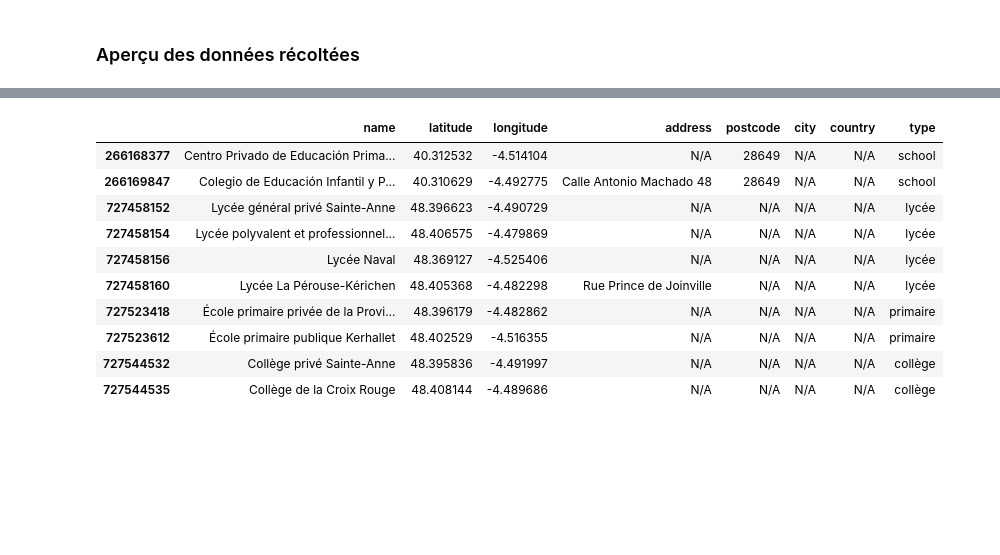
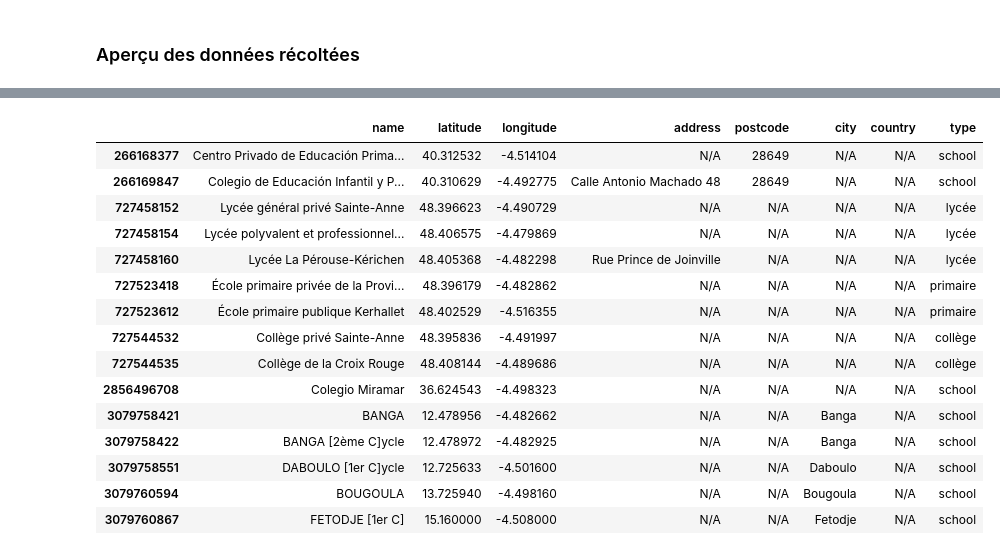
Before and after one commit to chenry02/vigilo-notebooks-bapav, a Jupyter notebook: vigilo2024/data_collection/data_collection.ipynb, the cells around one changed output, grey strips where cells are left out. Cells and saved outputs as stored; diff of their text form; code cells hidden in the pictures; blank space fills up the shorter version.

```diff
--- a/vigilo2024/data_collection/data_collection.ipynb
+++ b/vigilo2024/data_collection/data_collection.ipynb
@@ -115,16 +116,31 @@ poi_dict = {
     "Hôpitaux": "amenity=hospital",
     "Parkings à vélos": "amenity=bicycle_parking",
     "Stations de vélos en libre-service": "amenity=bicycle_rental",
-    "Ateliers de réparation de vélos": "shop=bicycle",
     "Passages piétons": "highway=crossing",
     "Feux piétons": "highway=traffic_signals",
     "Places": "highway=pedestrian",
     "Rampes d'accès pour handicapés": "amenity=wheelchair_ramp",
     "Sièges pour handicapés": "amenity=wheelchair_seating",
     "Parkings pour handicapés": "amenity=parking_space",
-    "Accès piétonniers": "footway=sidewalk"
+    "Parcs": "leisure=park",
+    "Jardins": "leisure=garden",
+    "Terrains de jeux": "leisure=playground",
+    "Toilettes publiques": "amenity=toilets",
+    "Fontaines à eau": "amenity=drinking_water",
+    "Marchés": "amenity=marketplace",
+    "Supermarchés": "shop=supermarket",
+    "Boulangeries": "shop=bakery",
+    "Pharmacies": "amenity=pharmacy",
+    "Bibliothèques": "amenity=library",
+    "Bureaux de poste": "amenity=post_office",
+    "Stations de recharge pour véhicules électriques": "amenity=charging_station",
+    "Cliniques": "amenity=clinic",
+    "Dentistes": "amenity=dentist",
+    "Vétérinaires": "amenity=veterinary",
+    "Points de vue": "tourism=viewpoint",
+    "Hôtels": "tourism=hotel",
+    "Aires de pique-nique": "leisure=picnic_table"
 }
-
 
 # Créer un dataframe à partir du dictionnaire
 df_poi = pd.DataFrame(poi_dict.items(), columns=["Points d'intérêt", "Identifiant OSM"])
@@ -166,7 +186,7 @@ poi_name = "Écoles"
 # Boîte de recherche pour les points d'intérêt
 central_lat = 48.390177
 central_lon = -4.496499
-delta = 0.03
+delta = 0.02
 
 bbox = [
     central_lat - delta,  # south latitude
@@ -244,37 +264,42 @@ def process_poi_data(json_data):
     # Go through each element in the JSON data
     for element in json_data['elements']:
         # Check if the element is a node and has the required 'tags'
         if element['type'] == 'node' and 'tags' in element and 'amenity' in element['tags']:
             # Use the node ID as the key for the main dictionary
             poi_id = element['id']
             # Create a dictionary for this particular POI
             poi_info = {
                 'name': element['tags'].get('name', 'Unknown'),
                 'latitude': element['lat'],
                 'longitude': element['lon'],
                 'address': element['tags'].get('addr:street', 'N/A') + ' ' + element['tags'].get('addr:housenumber', ''),
                 'postcode': element['tags'].get('addr:postcode', 'N/A'),
                 'city': element['tags'].get('addr:city', 'N/A'),
                 'country': element['tags'].get('addr:country', 'N/A'),
                 'type': element['tags'].get('school:FR', element['tags'].get('amenity', 'N/A'))
             }
             # Add this POI's information to the main dictionary
             poi_dict[poi_id] = poi_info
 
     return poi_dict
 
 pois = process_poi_data(fetch_poi_data(bbox, poi_name, poi_dict))
 df_poi = pd.DataFrame.from_dict(pois, orient='index')
-df_poi.head(10)
+df_poi.head(15)
 # %% [output]
 |  | name | latitude | longitude | address | postcode | city | country | type |
 | 266168377 | Centro Privado de Educación Prima... | 40.312532 | -4.514104 | N/A | 28649 | N/A | N/A | school |
 | 266169847 | Colegio de Educación Infantil y P... | 40.310629 | -4.492775 | Calle Antonio Machado 48 | 28649 | N/A | N/A | school |
 | 727458152 | Lycée général privé Sainte-Anne | 48.396623 | -4.490729 | N/A | N/A | N/A | N/A | lycée |
 | 727458154 | Lycée polyvalent et professionnel... | 48.406575 | -4.479869 | N/A | N/A | N/A | N/A | lycée |
-| 727458156 | Lycée Naval | 48.369127 | -4.525406 | N/A | N/A | N/A | N/A | lycée |
 | 727458160 | Lycée La Pérouse-Kérichen | 48.405368 | -4.482298 | Rue Prince de Joinville | N/A | N/A | N/A | lycée |
 | 727523418 | École primaire privée de la Provi... | 48.396179 | -4.482862 | N/A | N/A | N/A | N/A | primaire |
 | 727523612 | École primaire publique Kerhallet | 48.402529 | -4.516355 | N/A | N/A | N/A | N/A | primaire |
 | 727544532 | Collège privé Sainte-Anne | 48.395836 | -4.491997 | N/A | N/A | N/A | N/A | collège |
 | 727544535 | Collège de la Croix Rouge | 48.408144 | -4.489686 | N/A | N/A | N/A | N/A | collège |
+| 2856496708 | Colegio Miramar | 36.624543 | -4.498323 | N/A | N/A | N/A | N/A | school |
+| 3079758421 | BANGA | 12.478956 | -4.482662 | N/A | N/A | Banga | N/A | school |
+| 3079758422 | BANGA [2ème C]ycle | 12.478972 | -4.482925 | N/A | N/A | Banga | N/A | school |
+| 3079758551 | DABOULO [1er C]ycle | 12.725633 | -4.501600 | N/A | N/A | Daboulo | N/A | school |
+| 3079760594 | BOUGOULA | 13.725940 | -4.498160 | N/A | N/A | Bougoula | N/A | school |
+| 3079760867 | FETODJE [1er C] | 15.160000 | -4.508000 | N/A | N/A | Fetodje | N/A | school |
```
Also changed, not shown: parts of 2 cells of this notebook.
